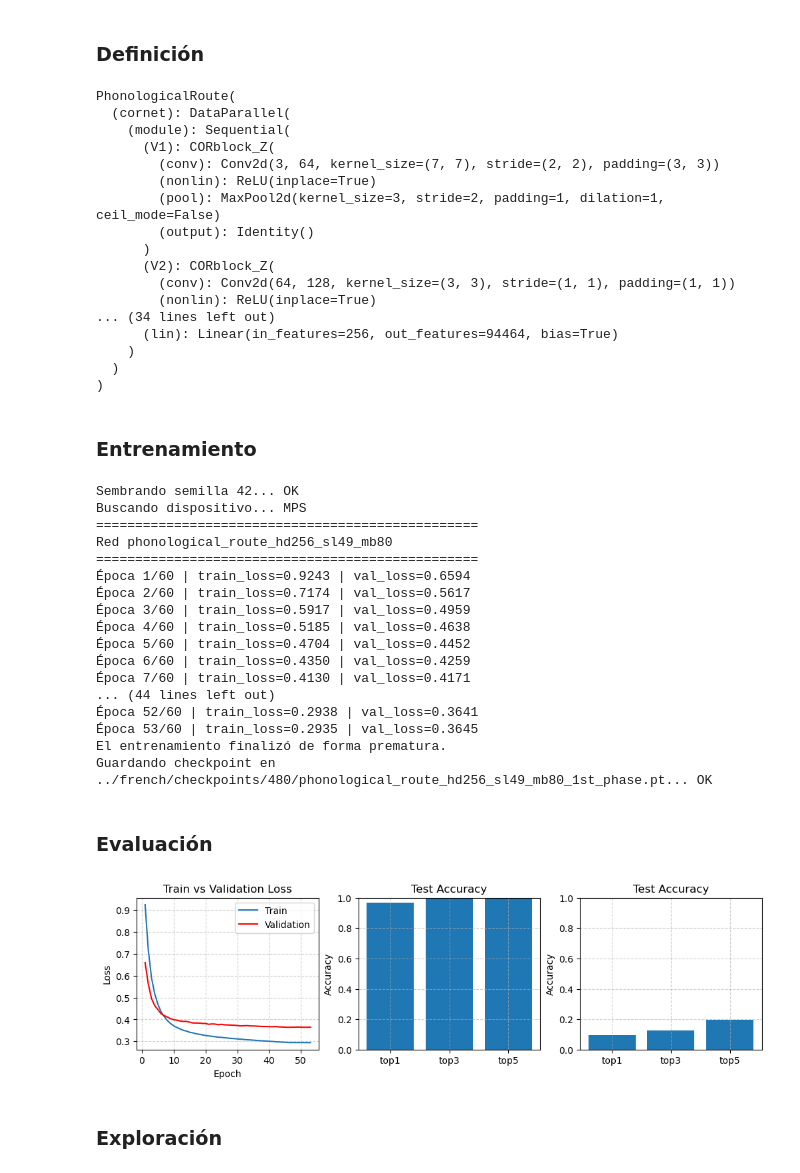
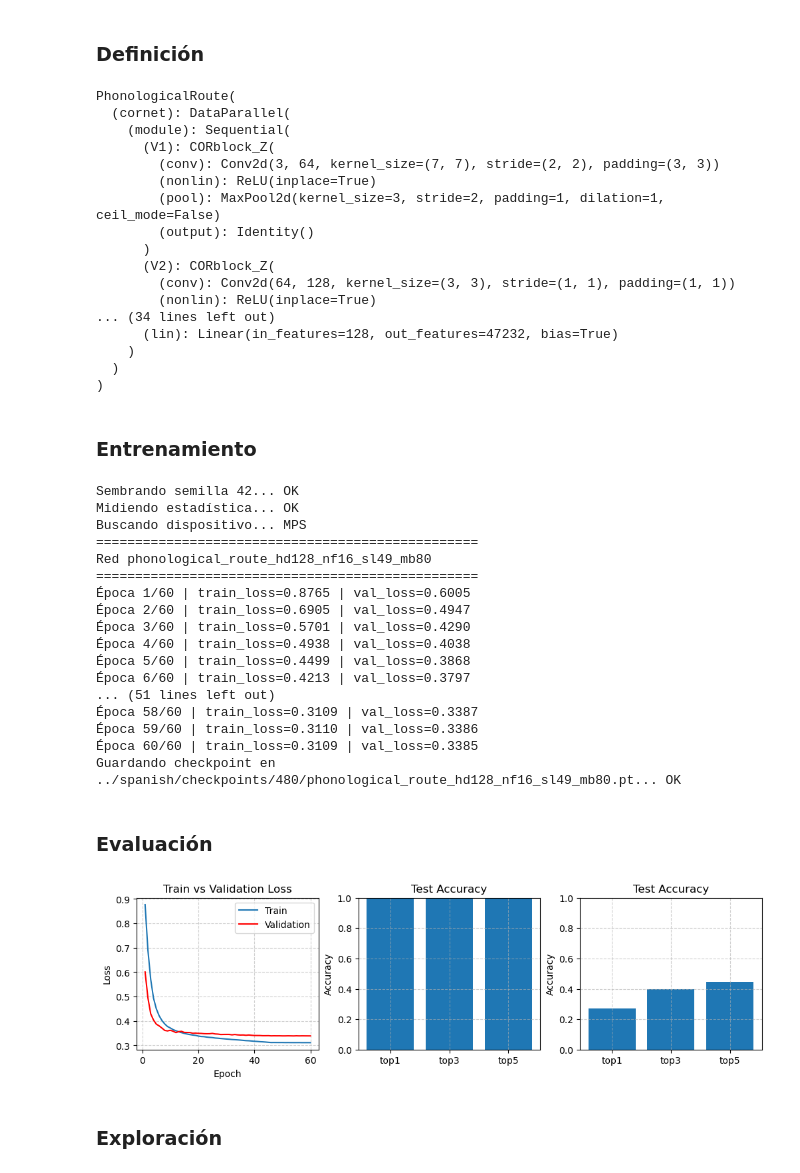
Before and after one commit to martindsq/from-speech, a Jupyter notebook: notebooks/Untitled-Copy1.ipynb, the cells around one changed output. Saved outputs shown, nothing was run; the diff lists cells and outputs as text; code cells hidden in the pictures.

Commit message:
parametrize reading models

```diff
--- a/notebooks/Untitled-Copy1.ipynb
+++ b/notebooks/Untitled-Copy1.ipynb
@@ -391,7 +391,7 @@ interactive(children=(IntSlider(value=0, description='idx', max=479), Output()),
 # %%
 from cowaver.modules.reading import PhonologicalRoute
 
-phonological_route = PhonologicalRoute()
+phonological_route = PhonologicalRoute(h_dim=128, n_filters=16)
 print(phonological_route)
 # %% [output]
 PhonologicalRoute(
@@ -407,16 +407,17 @@ PhonologicalRoute(
         (conv): Conv2d(64, 128, kernel_size=(3, 3), stride=(1, 1), padding=(1, 1))
         (nonlin): ReLU(inplace=True)
 ... (34 lines left out)
-      (lin): Linear(in_features=256, out_features=94464, bias=True)
+      (lin): Linear(in_features=128, out_features=47232, bias=True)
     )
   )
 )
 # %% [markdown]
 ### Entrenamiento
 # %%
+from cowaver.modules.reading import PhonologicalRoute
 from cowaver.models import TrainProgramme
-from cowaver.utils import entrenar_red
-# from cowaver.checkpoints import guardar_checkpoint
+from cowaver.utils import sembrar_semilla, entrenar_red
+from cowaver.checkpoints import cargar_checkpoint, guardar_checkpoint
 
 programme = TrainProgramme(
     theta_max=60,
@@ -428,13 +429,15 @@ programme = TrainProgramme(
 
 # Uncomment to train
 #
-phonological_route = PhonologicalRoute()
+sembrar_semilla(42)
+phonological_route = PhonologicalRoute(h_dim=128, n_filters=16)
 
 checkpoint = torch.utils.model_zoo.load_url(CORNET_CKPT_URL, map_location=torch.device("cpu"))
 phonological_route.cornet.load_state_dict(checkpoint["state_dict"], strict=False)
 
 cargar_checkpoint(phonological_route.phonological_awareness, folder=checkpoints_path, silent=True)
 
+print("Midiendo estadística", end="... ")
 all_h = []
 phonological_route.phonological_awareness.eval()
 with torch.no_grad():
@@ -447,47 +450,48 @@ all_h = torch.cat(all_h, dim=0)
 h_mean = all_h.mean(dim=0)
 h_std = all_h.std(dim=0)
 phonological_route.set_h_stats(h_mean, h_std)
+print("OK")
 
 phonological_route, train_history = entrenar_red(net=phonological_route, data=training_data, programme=programme)
 guardar_checkpoint(phonological_route, train_history=train_history, programme=programme, folder=checkpoints_path)
 # %% [output]
 Sembrando semilla 42... OK
+Midiendo estadística... OK
 Buscando dispositivo... MPS
 =================================================
-Red phonological_route_hd256_sl49_mb80
+Red phonological_route_hd128_nf16_sl49_mb80
 =================================================
-Época 1/60 | train_loss=0.9243 | val_loss=0.6594
-Época 2/60 | train_loss=0.7174 | val_loss=0.5617
-Época 3/60 | train_loss=0.5917 | val_loss=0.4959
-Época 4/60 | train_loss=0.5185 | val_loss=0.4638
-Época 5/60 | train_loss=0.4704 | val_loss=0.4452
-Época 6/60 | train_loss=0.4350 | val_loss=0.4259
-Época 7/60 | train_loss=0.4130 | val_loss=0.4171
-... (44 lines left out)
-Época 52/60 | train_loss=0.2938 | val_loss=0.3641
-Época 53/60 | train_loss=0.2935 | val_loss=0.3645
-El entrenamiento finalizó de forma prematura.
-Guardando checkpoint en ../french/checkpoints/480/phonological_route_hd256_sl49_mb80_1st_phase.pt... OK
+Época 1/60 | train_loss=0.8765 | val_loss=0.6005
+Época 2/60 | train_loss=0.6905 | val_loss=0.4947
+Época 3/60 | train_loss=0.5701 | val_loss=0.4290
+Época 4/60 | train_loss=0.4938 | val_loss=0.4038
+Época 5/60 | train_loss=0.4499 | val_loss=0.3868
+Época 6/60 | train_loss=0.4213 | val_loss=0.3797
+... (51 lines left out)
+Época 58/60 | train_loss=0.3109 | val_loss=0.3387
+Época 59/60 | train_loss=0.3110 | val_loss=0.3386
+Época 60/60 | train_loss=0.3109 | val_loss=0.3385
+Guardando checkpoint en ../spanish/checkpoints/480/phonological_route_hd128_nf16_sl49_mb80.pt... OK
 # %% [markdown]
 ### Evaluación
-# %%
-from cowaver.modules.reading import PhonologicalRoute
-from cowaver.checkpoints import cargar_checkpoint
-from cowaver.utils import evaluar_red
-from cowaver.plots import graficar_train_history, graficar_test_results
-
-phonological_route = PhonologicalRoute()
-train_history = cargar_checkpoint(phonological_route, folder=checkpoints_path, silent=True)
-training_test_results = evaluar_red(phonological_route, training_data)
-generalization_test_results = evaluar_red(phonological_route, generalization_data)
-
-fig, axes = plt.subplots(1, 3, figsize=(10, 3), layout="constrained")
-graficar_train_history(train_history, ax=axes[0])
-graficar_test_results(training_test_results, ax=axes[1])
-graficar_test_results(generalization_test_results, ax=axes[2])
-plt.show()
-# %% [output]
-[figure, removed]
+# %%
+from cowaver.modules.reading import PhonologicalRoute
+from cowaver.checkpoints import cargar_checkpoint
+from cowaver.utils import evaluar_red
+from cowaver.plots import graficar_train_history, graficar_test_results
+
+phonological_route = PhonologicalRoute(h_dim=128, n_filters=16)
+train_history = cargar_checkpoint(phonological_route, folder=checkpoints_path, silent=True)
+training_test_results = evaluar_red(phonological_route, training_data)
+generalization_test_results = evaluar_red(phonological_route, generalization_data)
+
+fig, axes = plt.subplots(1, 3, figsize=(10, 3), layout="constrained")
+graficar_train_history(train_history, ax=axes[0])
+graficar_test_results(training_test_results, ax=axes[1])
+graficar_test_results(generalization_test_results, ax=axes[2])
+plt.show()
+# %% [output]
+[figure, added]
 # %% [markdown]
 ### Exploración
 # %%
```
Also changed, not shown: parts of 11 cells of this notebook, 1 other file.
